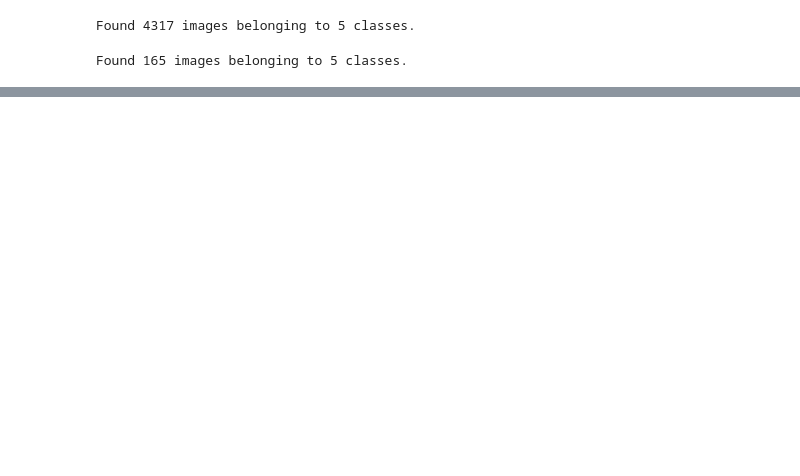
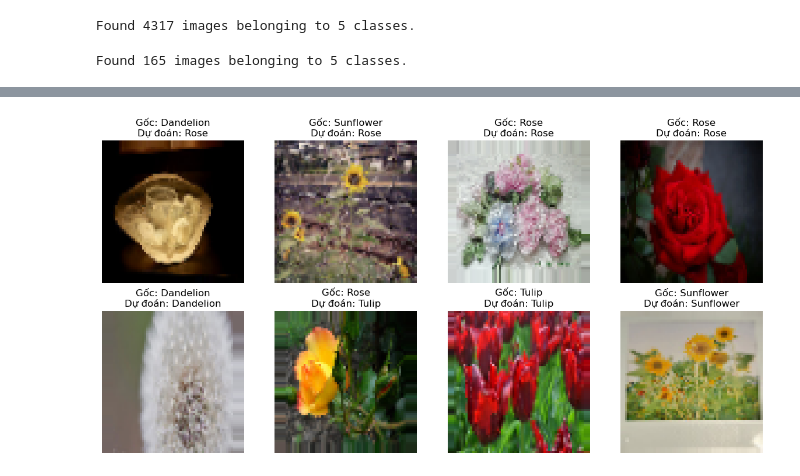
Before and after one commit to phanvantuan14/flower_cnn, a Jupyter notebook: flower_recognition.ipynb, the cells around one changed output, grey strips where cells are left out. Drawn from its saved outputs; the diff is of its cells as text; code cells hidden in the pictures; blank space fills up the shorter version.

```diff
--- a/flower_recognition.ipynb
+++ b/flower_recognition.ipynb
@@ -82,5 +87,9 @@ cnn.add(tf.keras.layers.Dense(units=5, activation='softmax'))
 # %%
-cnn.compile(optimizer='rmsprop', loss='categorical_crossentropy', metrics=['accuracy'])
+#Thiết lập các thông số như thuật toán tối ưu hóa RMSprop,
+#hàm mất mát, chỉ số đánh giá acc
+cnn.compile(optimizer=Adam(learning_rate=0.001),
+            loss='categorical_crossentropy',
+            metrics=['accuracy'])
 # %%
 cnn.summary()
 # %% [output]
@@ -108,7 +117,8 @@ Model: "sequential"
 # %%
 # Thêm EarlyStopping và ModelCheckpoint để tối ưu hóa quá trình huấn luyện
 early_stopping = EarlyStopping(monitor='val_loss', patience=5, restore_best_weights=True)
-model_checkpoint = ModelCheckpoint('best_model.keras', monitor='val_accuracy', save_best_only=True)
+model_checkpoint = ModelCheckpoint('best_model.keras',monitor='val_accuracy',
+                                   save_best_only=True)
 # %%
 History = cnn.fit(
     x=training_set,
@@ -215,0 +192,11 @@ plot_predictions(images, true_classes, predicted_classes, class_names, num_rows=
+# %%
+# Đã huấn luyện mô hình và đã có `cnn`
+num_images = 8
+images, true_classes, predicted_classes = get_predictions_from_model(
+    cnn, training_set, num_images)
+
+# Vẽ ảnh với dự đoán
+plot_predictions( images,  true_classes,
+                 predicted_classes, class_names,
+                 num_rows=2, num_cols=4)
+# %% [output]
@@ -216 +204,2 @@ plot_predictions(images, true_classes, predicted_classes, class_names, num_rows=
+[figure, added]
 # %%
```
Also changed, not shown: parts of 20 cells of this notebook, 1 other file.
